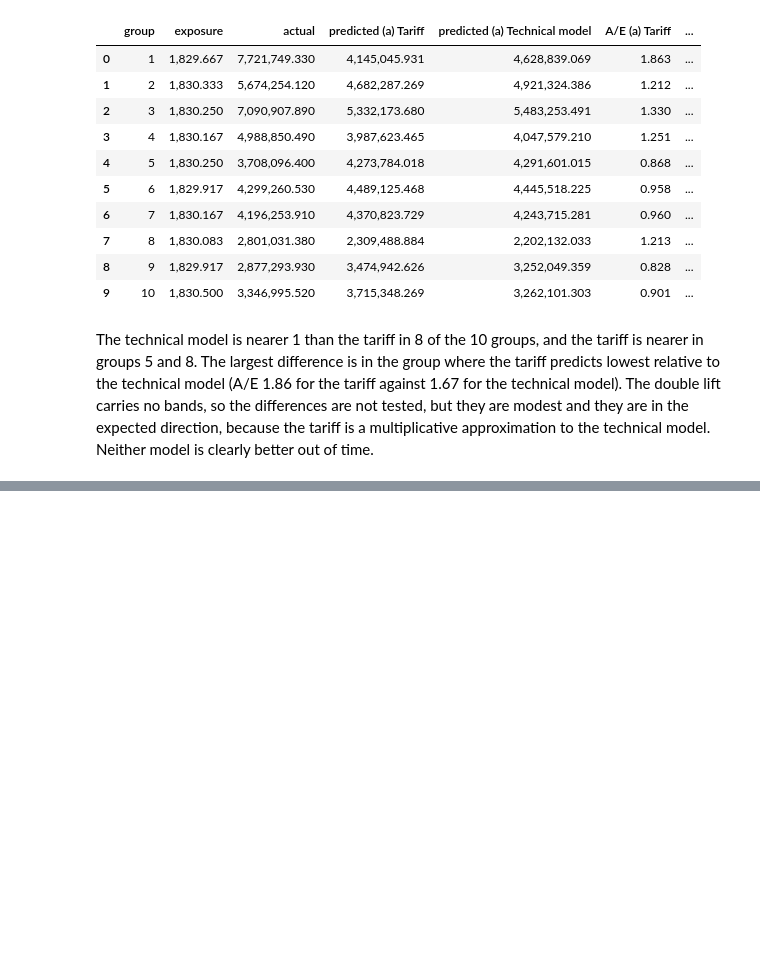
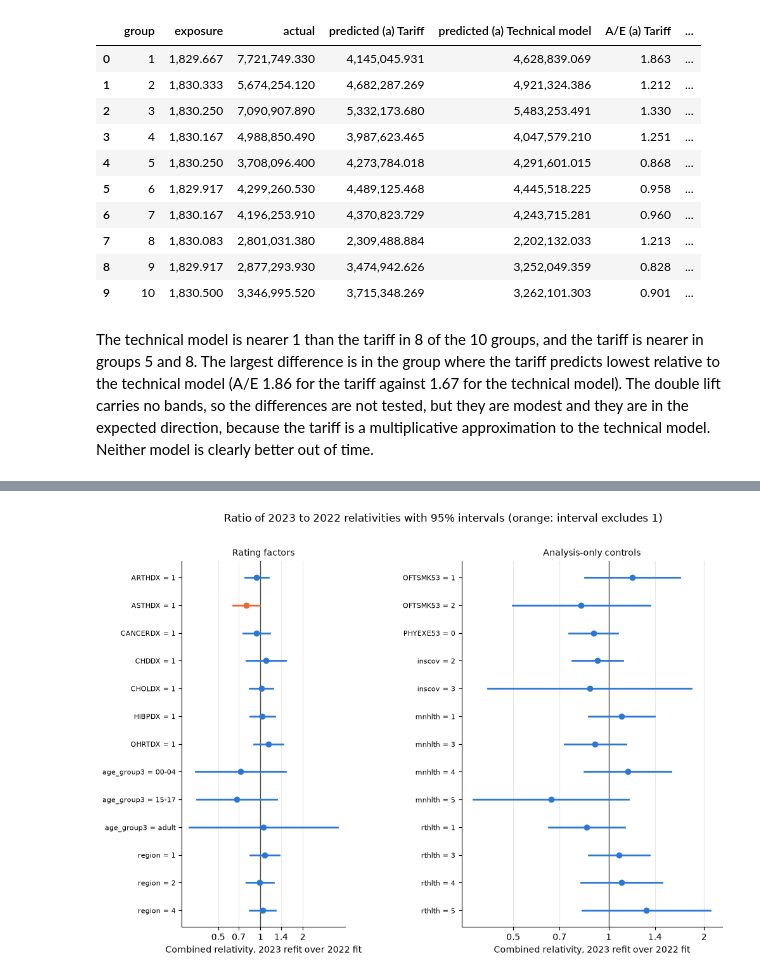
Before and after one commit to asudarmo/health-pricing-meps, a Jupyter notebook: notebooks/04_monitoring.ipynb, the cells around one changed output, grey strips where cells are left out. Saved outputs shown, nothing was run; the diff lists cells and outputs as text; code cells hidden in the pictures; blank space fills up the shorter version.

Commit message:
Relativity stability: refit the final structure on 2023 and compare with 2022 (#45)
Co-Authored-By: Claude Sonnet 5.5 <noreply@anthropic.com>

```diff
--- a/notebooks/04_monitoring.ipynb
+++ b/notebooks/04_monitoring.ipynb
@@ -777,0 +789,10 @@ because the tariff is a multiplicative approximation to the technical model. Nei
+# %%
+from health_pricing.models import stability
+
+refit = stability.refit_2023(frozen, oot)
+tables_by_year = stability.component_tables(frozen, oot, refit)
+stability_table = stability.comparison_tables(tables_by_year)
+outofsample.save_table(stability_table, "relativity_stability_2023.csv")
+noise = stability.beyond_noise(stability_table)
+outofsample.save_table(noise, "stability_beyond_noise.csv")
+noise
@@ -777,0 +834,39 @@ because the tariff is a multiplicative approximation to the technical model. Nei
+# %%
+combined = stability_table[stability_table["part"] == "combined"].reset_index(drop=True)
+combined["name"] = combined["factor"] + " = " + combined["level"].astype(str)
+fig, axes = plt.subplots(
+    1, 2, figsize=(11, 7.5), gridspec_kw={"width_ratios": [10, 16], "wspace": 0.55}
+)
+for ax, role, title in (
+    (axes[0], "rating", "Rating factors"),
+    (axes[1], "analysis_only", "Analysis-only controls"),
+):
+    part = combined[combined["role"] == role].reset_index(drop=True)
+    outside = (part["ratio_lower_95"] > 1) | (part["ratio_upper_95"] < 1)
+    colours = ["#eb6834" if flag else "#2a78d6" for flag in outside]
+    positions = list(range(len(part)))
+    ax.axvline(1.0, color="#52514e", linewidth=1)
+    for position, row, colour in zip(positions, part.itertuples(), colours, strict=True):
+        ax.plot(
+            [row.ratio_lower_95, row.ratio_upper_95],
+            [position, position],
+            color=colour,
+            linewidth=2,
+        )
+        ax.plot(row.ratio, position, "o", color=colour, markersize=6)
+    ax.set_yticks(positions, part["name"], fontsize=8)
+    ax.invert_yaxis()
+    ax.set_xscale("log")
+    ax.minorticks_off()
+    ax.set_xticks([0.5, 0.7, 1, 1.4, 2], ["0.5", "0.7", "1", "1.4", "2"])
+    ax.set_xlabel("Combined relativity, 2023 refit over 2022 fit")
+    ax.set_title(title, fontsize=10)
+    ax.grid(axis="x", color="#e8e8e6", linewidth=0.8)
+    for side in ("top", "right"):
+        ax.spines[side].set_visible(False)
+fig.suptitle("Ratio of 2023 to 2022 relativities with 95% intervals (orange: interval excludes 1)")
+plt.tight_layout()
+figures.save_figure(fig, "relativity_stability_2023", outofsample.OUTPUT_DIR / "figures")
+plt.show()
+# %% [output]
+[figure, added]
```
Also changed, not shown: parts of 11 cells of this notebook, 10 other files.
